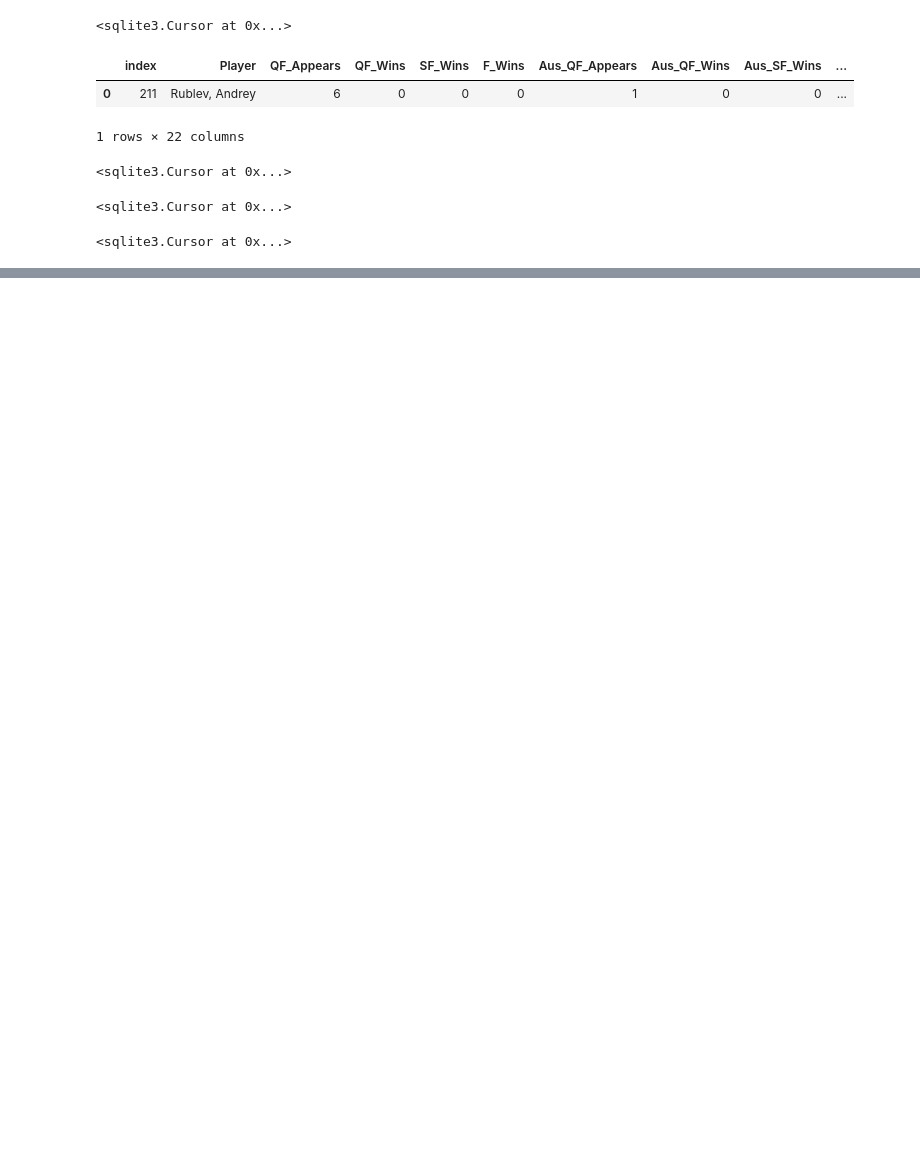
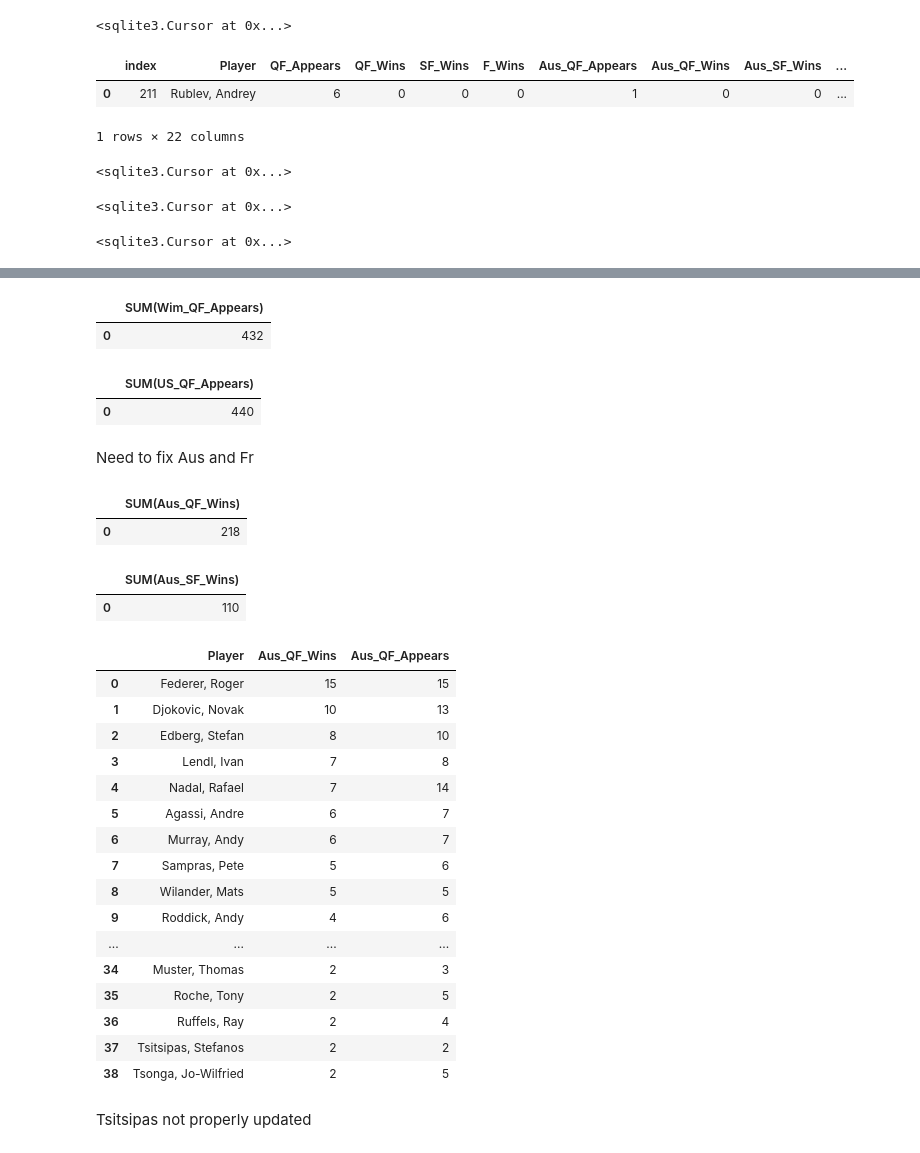
Before and after one commit to gadamico/Sports-Data, a Jupyter notebook: mens_singles_tennis/notebooks/scratch-tennis-db-creation-updating.ipynb, the cells around one changed output, grey strips where cells are left out. Saved outputs shown, nothing was run; the diff lists cells and outputs as text; code cells hidden in the pictures; blank space fills up the shorter version.

```diff
--- a/mens_singles_tennis/notebooks/scratch-tennis-db-creation-updating.ipynb
+++ b/mens_singles_tennis/notebooks/scratch-tennis-db-creation-updating.ipynb
@@ -919,0 +1264,71 @@ con.close()
+# %%
+pd.read_sql(
+    """
+    SELECT SUM(Wim_QF_Appears)
+    FROM mens_tennis
+    """
+, con)
+# %% [output]
+|  | SUM(Wim_QF_Appears) |
+| 0 | 432 |
+# %%
+pd.read_sql(
+    """
+    SELECT SUM(US_QF_Appears)
+    FROM mens_tennis
+    """
+, con)
+# %% [output]
+|  | SUM(US_QF_Appears) |
+| 0 | 440 |
+# %% [markdown]
+Need to fix Aus and Fr
+# %%
+pd.read_sql(
+    """
+    SELECT SUM(Aus_QF_Wins)
+    FROM mens_tennis
+    """
+, con)
+# %% [output]
+|  | SUM(Aus_QF_Wins) |
+| 0 | 218 |
+# %%
+pd.read_sql(
+    """
+    SELECT SUM(Aus_SF_Wins)
+    FROM mens_tennis
+    """
+, con)
+# %% [output]
+|  | SUM(Aus_SF_Wins) |
+| 0 | 110 |
+# %%
+pd.read_sql(
+    """
+    SELECT Player, Aus_QF_Wins, Aus_QF_Appears
+    FROM mens_tennis
+    WHERE Aus_QF_Wins BETWEEN 2 AND 15
+    ORDER BY Aus_QF_Wins DESC, Player
+    """
+, con)
+# %% [output]
+|  | Player | Aus_QF_Wins | Aus_QF_Appears |
+| 0 | Federer, Roger | 15 | 15 |
+| 1 | Djokovic, Novak | 10 | 13 |
+| 2 | Edberg, Stefan | 8 | 10 |
+| 3 | Lendl, Ivan | 7 | 8 |
+| 4 | Nadal, Rafael | 7 | 14 |
+| 5 | Agassi, Andre | 6 | 7 |
+| 6 | Murray, Andy | 6 | 7 |
+| 7 | Sampras, Pete | 5 | 6 |
+| 8 | Wilander, Mats | 5 | 5 |
+| 9 | Roddick, Andy | 4 | 6 |
+| ... | ... | ... | ... |
+| 34 | Muster, Thomas | 2 | 3 |
+| 35 | Roche, Tony | 2 | 5 |
+| 36 | Ruffels, Ray | 2 | 4 |
+| 37 | Tsitsipas, Stefanos | 2 | 2 |
+| 38 | Tsonga, Jo-Wilfried | 2 | 5 |
+# %% [markdown]
+Tsitsipas not properly updated
```
Also changed, not shown: parts of 50 cells of this notebook, 1 other file.
